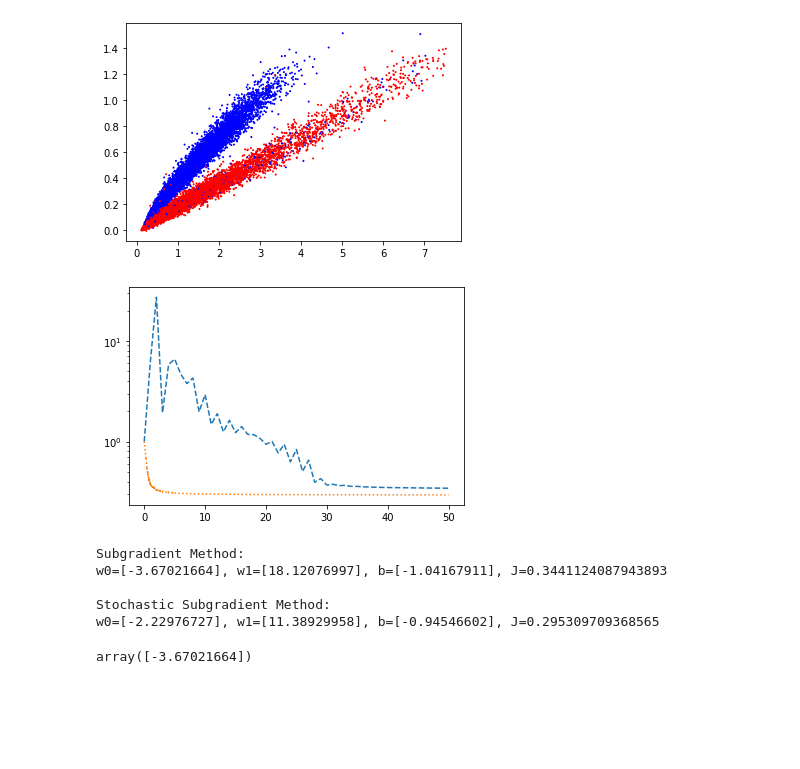
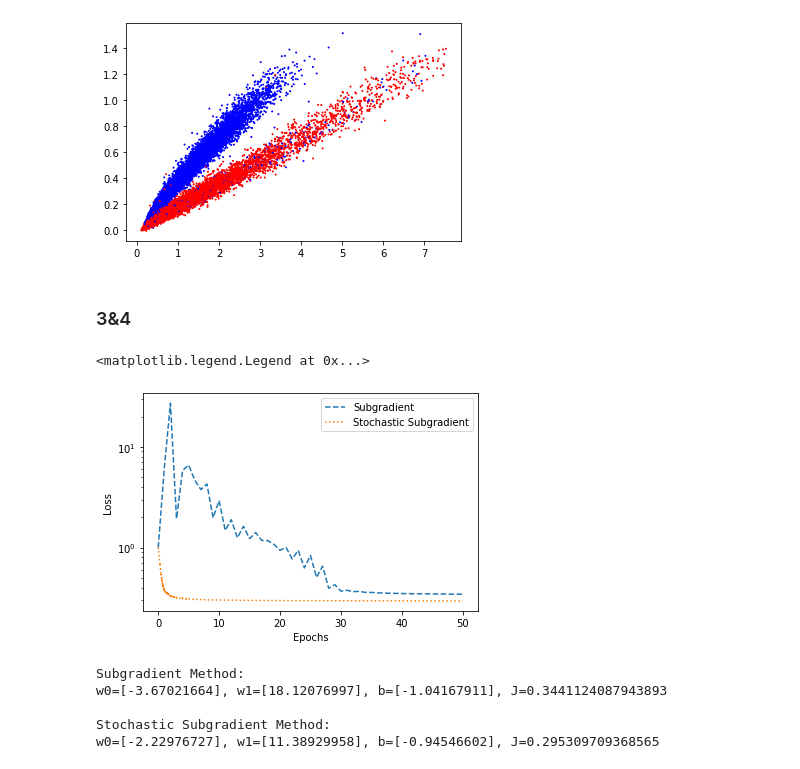
Before and after one commit to kcniii/mlo, a Jupyter notebook: hw6_solution.ipynb, the cells around one changed output. Cells and saved outputs as stored; diff of their text form; code cells hidden in the pictures; blank space fills up the shorter version.

```diff
--- a/hw6_solution.ipynb
+++ b/hw6_solution.ipynb
@@ -21,6 +21,8 @@ ax.scatter(X[:,0],X[:,1],c=['red' if label == -1 else 'blue' for label in y],s=1
 # %% [output]
 <matplotlib.collections.PathCollection at 0x...>
 [figure]
+# %% [markdown]
+### 3&4
 # %%
 def subgrad(X_aug,y,theta,lam=0.001):
     n1 = len(X_aug)
@@ -44,36 +46,40 @@ def subgrad_descent(X,y,batch_size,epochs):
         np.random.shuffle(indices)
 
         for k in range(0,len(X),batch_size):
             batch_indices = indices[k:k+batch_size] # 0-1 1-2 2-3
             X_batch = X[batch_indices]
             y_batch = y[batch_indices]
             grad = subgrad(X_batch,y_batch,a)
             a = a - step_size*grad
             thetas.append(a)
     return thetas
 
 def loss(X,y,thetas,lam=0.001):
     ls = []
     thetas = np.array(thetas)
     for w,b in zip(thetas[:,1:,:],thetas[:,0,:]):
         t = X@w+b
         L = np.maximum(0,1-y*t)
         ls.append(L.mean()+(lam/2)*np.linalg.norm(w)**2)
     return ls
 
 fig,ax = plt.subplots()
 # subgradient
 thetas = subgrad_descent(X,y,batch_size=20000,epochs=50)
 Js = loss(X,y,thetas)
-ax.plot(np.arange(len(Js)), Js, '--', label='SGM')
+ax.plot(np.arange(len(Js)), Js, '--', label='Subgradient')
 
 thetas_sto = subgrad_descent(X,y,batch_size=1,epochs=50)
 Js_sto = loss(X,y,thetas_sto[::100])
-ax.plot(np.arange(len(Js_sto)) / X.shape[0]*100, Js_sto, ':', label='SGM')
+ax.plot(np.arange(len(Js_sto)) / X.shape[0]*100, Js_sto, ':', label='Stochastic Subgradient')
 
 plt.yscale('log')
+plt.xlabel('Epochs')
+plt.ylabel('Loss')
+plt.legend()
 # %% [output]
+<matplotlib.legend.Legend at 0x...>
-[figure, old version]
+[figure, new version]
 # %%
 print(f'Subgradient Method:\nw0={thetas[-1][1]}, w1={thetas[-1][2]}, b={thetas[-1][0]}, J={Js[-1]}\n')
 print(f'Stochastic Subgradient Method:\nw0={thetas_sto[-1][1]}, w1={thetas_sto[-1][2]}, b={thetas_sto[-1][0]}, J={Js_sto[-1]}')
@@ -83,7 +89,3 @@ w0=[-3.67021664], w1=[18.12076997], b=[-1.04167911], J=0.3441124087943893
 
 Stochastic Subgradient Method:
 w0=[-2.22976727], w1=[11.38929958], b=[-0.94546602], J=0.295309709368565
-# %%
-thetas[-1][1]
-# %% [output]
-array([-3.67021664])
```
Also changed, not shown: parts of 5 cells of this notebook.
